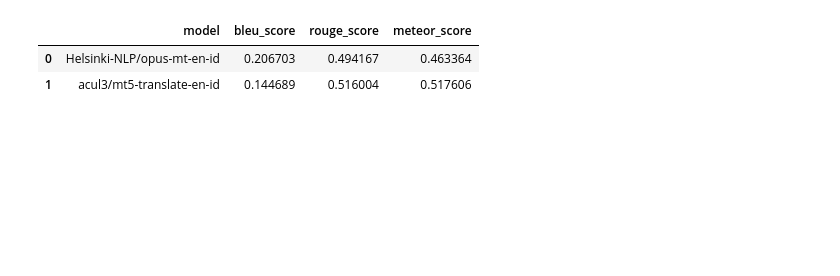
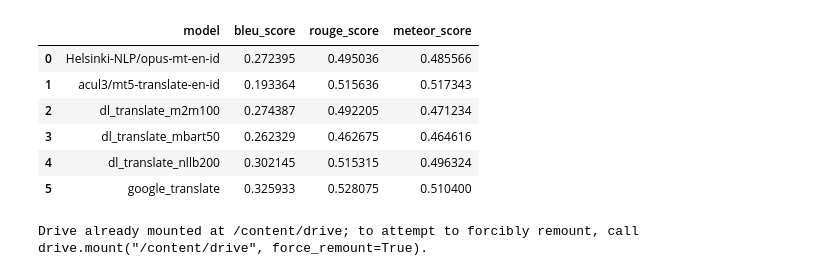
Before and after one commit to indrad123/imagecaptioning, a Jupyter notebook: fin_msc_mt_evaluation.ipynb, the cells around one changed output. Drawn from its saved outputs; the diff is of its cells as text; code cells hidden in the pictures; blank space fills up the shorter version.

```diff
--- a/fin_msc_mt_evaluation.ipynb
+++ b/fin_msc_mt_evaluation.ipynb
@@ -38,3 +33,0 @@ from transformers import MarianMTModel, MarianTokenizer, pipeline
-# %%
-# dataset for evaluation
-dataset = load_dataset("SEACrowd/indo_general_mt_en_id", trust_remote_code=True)
@@ -58,6 +33,0 @@ DatasetDict({
-# %%
-# Create an empty dataframe with the specified columns
-df_eval = pd.DataFrame(columns=["model", "bleu_score", "rouge_score", "meteor_score"])
-
-# Check if a GPU is available and if not, use a CPU
-device = torch.device('cuda' if torch.cuda.is_available() else 'cpu')
@@ -671,0 +327,33 @@ plt.show()
+# %%
+# Combine all results for evaluation
+for config in models_config:
+    model_name = config['model_name']
+
+    all_predictions, all_actuals = [], []
+    for i in range(num_chunks):
+        checkpoint_path = os.path.join(checkpoint_dir, model_name.replace('/', '_'), f"chunk_{i}.h5")
+        if os.path.exists(checkpoint_path):
+            with h5py.File(checkpoint_path, 'r') as f:
+                if 'predictions' in f and 'actuals' in f:
+                    all_predictions.extend([pred.decode('utf-8') for pred in f['predictions']])
+                    all_actuals.extend([act.decode('utf-8') for act in f['actuals']])
+                else:
+                    print(f"Skipping chunk {i} for model {model_name} because 'predictions' or 'actuals' does not exist in the file.")
+                    continue
+
+    eval_results = evaluate_model(all_predictions, all_actuals, model_name)
+    df_eval = pd.concat([df_eval, eval_results], ignore_index=True)
+
+# Save the evaluation results to a local HDF5 file
+df_eval.to_hdf('/content/drive/MyDrive/Datasets/EvaluationTranslation/evaluation_results.h5', key='df_eval', mode='w')
+
+# Save the translated dataset to a local HDF5 file
+translated_dataset_dict = DatasetDict({
+    'test': Dataset.from_pandas(pd.DataFrame({'predictions': all_predictions, 'actuals': all_actuals}))
+})
+translated_dataset_dict.save_to_disk('/content/drive/MyDrive/Datasets/EvaluationTranslation/translated_dataset')
+
+print("Translated dataset and evaluation results saved successfully.")
+
+# Print the updated DataFrame
+print(df_eval)
@@ -672,6 +463,15 @@ plt.show()
 # %%
-df_eval.head()
+df_eval
 # %% [output]
 |  | model | bleu_score | rouge_score | meteor_score |
-| 0 | Helsinki-NLP/opus-mt-en-id | 0.206703 | 0.494167 | 0.463364 |
-| 1 | acul3/mt5-translate-en-id | 0.144689 | 0.516004 | 0.517606 |
+| 0 | Helsinki-NLP/opus-mt-en-id | 0.272395 | 0.495036 | 0.485566 |
+| 1 | acul3/mt5-translate-en-id | 0.193364 | 0.515636 | 0.517343 |
+| 2 | dl_translate_m2m100 | 0.274387 | 0.492205 | 0.471234 |
+| 3 | dl_translate_mbart50 | 0.262329 | 0.462675 | 0.464616 |
+| 4 | dl_translate_nllb200 | 0.302145 | 0.515315 | 0.496324 |
+| 5 | google_translate | 0.325933 | 0.528075 | 0.510400 |
+# %%
+from google.colab import drive
+drive.mount('/content/drive')
+# %% [output]
+Drive already mounted at /content/drive; to attempt to forcibly remount, call drive.mount("/content/drive", force_remount=True).
```
Also changed, not shown: parts of 21 cells of this notebook.
